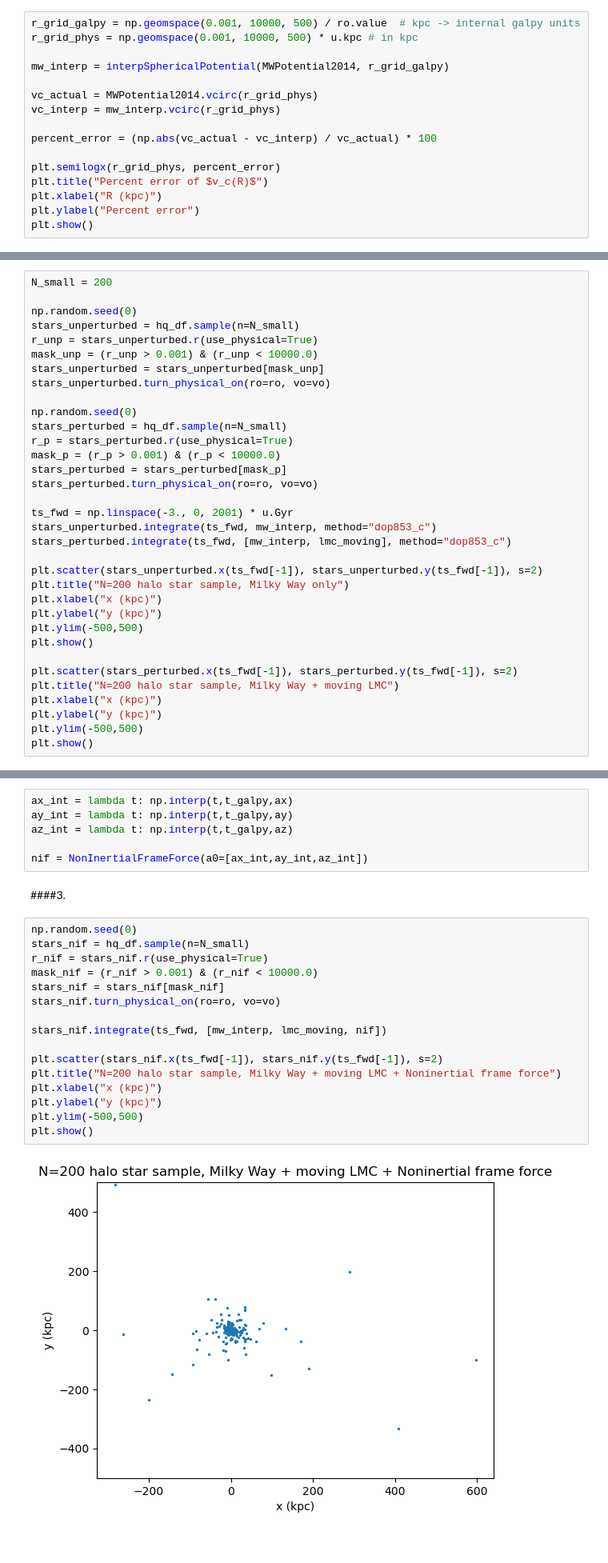
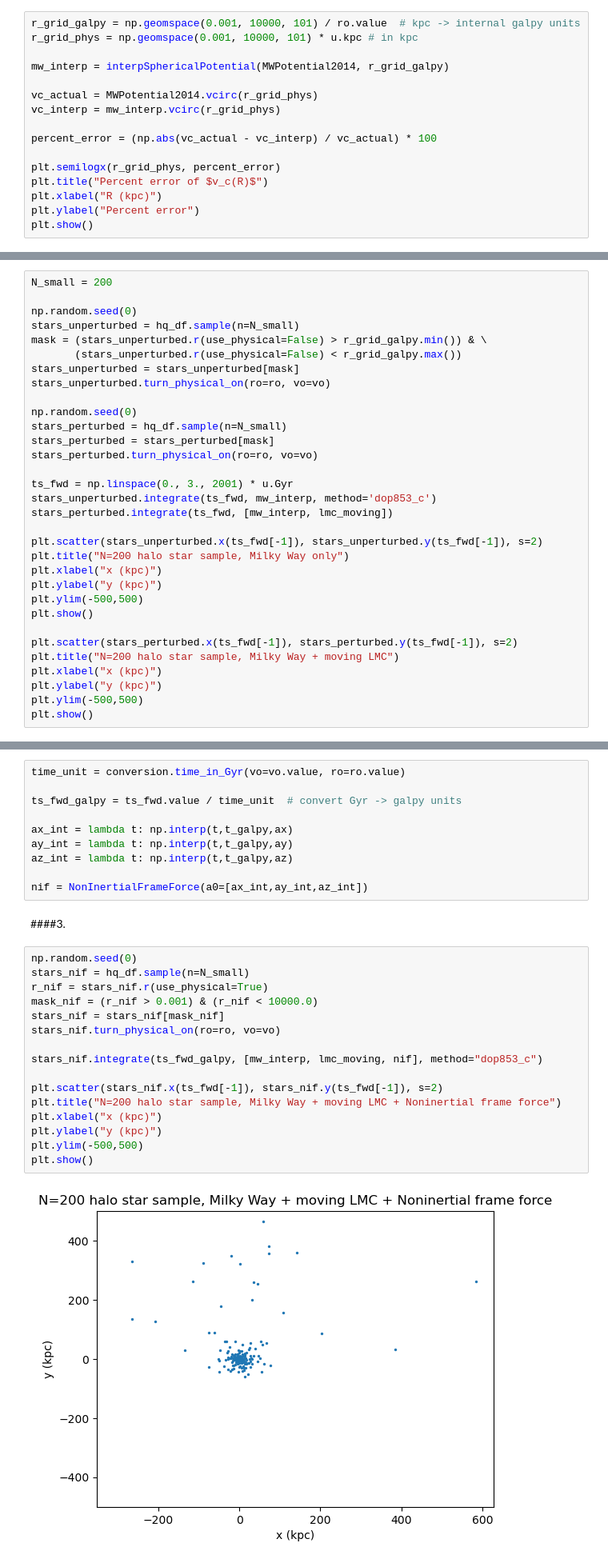
Before and after one commit to mylana-vn/onboarding-exercises, a Jupyter notebook: onboarding_exercises.ipynb, the cells around one changed output, grey strips where cells are left out. Shown at 80% size. Drawn from its saved outputs; the diff is of its cells as text.

```diff
--- a/onboarding_exercises.ipynb
+++ b/onboarding_exercises.ipynb
@@ -465,8 +460,8 @@ plt.show()
 # %% [markdown]
 ####4.
 # %%
-r_grid_galpy = np.geomspace(0.001, 10000, 500) / ro.value  # kpc -> internal galpy units
-r_grid_phys = np.geomspace(0.001, 10000, 500) * u.kpc # in kpc
+r_grid_galpy = np.geomspace(0.001, 10000, 101) / ro.value  # kpc -> internal galpy units
+r_grid_phys = np.geomspace(0.001, 10000, 101) * u.kpc # in kpc
 
 mw_interp = interpSphericalPotential(MWPotential2014, r_grid_galpy)
 
@@ -732,21 +722,19 @@ N_small = 200
 
 np.random.seed(0)
 stars_unperturbed = hq_df.sample(n=N_small)
-r_unp = stars_unperturbed.r(use_physical=True)
-mask_unp = (r_unp > 0.001) & (r_unp < 10000.0)
-stars_unperturbed = stars_unperturbed[mask_unp]
+mask = (stars_unperturbed.r(use_physical=False) > r_grid_galpy.min()) & \
+       (stars_unperturbed.r(use_physical=False) < r_grid_galpy.max())
+stars_unperturbed = stars_unperturbed[mask]
 stars_unperturbed.turn_physical_on(ro=ro, vo=vo)
 
 np.random.seed(0)
 stars_perturbed = hq_df.sample(n=N_small)
-r_p = stars_perturbed.r(use_physical=True)
-mask_p = (r_p > 0.001) & (r_p < 10000.0)
-stars_perturbed = stars_perturbed[mask_p]
+stars_perturbed = stars_perturbed[mask]
 stars_perturbed.turn_physical_on(ro=ro, vo=vo)
 
-ts_fwd = np.linspace(-3., 0, 2001) * u.Gyr
-stars_unperturbed.integrate(ts_fwd, mw_interp, method="dop853_c")
-stars_perturbed.integrate(ts_fwd, [mw_interp, lmc_moving], method="dop853_c")
+ts_fwd = np.linspace(0., 3., 2001) * u.Gyr
+stars_unperturbed.integrate(ts_fwd, mw_interp, method='dop853_c')
+stars_perturbed.integrate(ts_fwd, [mw_interp, lmc_moving])
 
 plt.scatter(stars_unperturbed.x(ts_fwd[-1]), stars_unperturbed.y(ts_fwd[-1]), s=2)
 plt.title("N=200 halo star sample, Milky Way only")
@@ -790,6 +778,10 @@ plt.show()
 # %% [markdown]
 ####2.
 # %%
+time_unit = conversion.time_in_Gyr(vo=vo.value, ro=ro.value)
+
+ts_fwd_galpy = ts_fwd.value / time_unit  # convert Gyr -> galpy units
+
 ax_int = lambda t: np.interp(t,t_galpy,ax)
 ay_int = lambda t: np.interp(t,t_galpy,ay)
 az_int = lambda t: np.interp(t,t_galpy,az)
@@ -800,18 +792,18 @@ nif = NonInertialFrameForce(a0=[ax_int,ay_int,az_int])
 # %%
 np.random.seed(0)
 stars_nif = hq_df.sample(n=N_small)
 r_nif = stars_nif.r(use_physical=True)
 mask_nif = (r_nif > 0.001) & (r_nif < 10000.0)
 stars_nif = stars_nif[mask_nif]
 stars_nif.turn_physical_on(ro=ro, vo=vo)
 
-stars_nif.integrate(ts_fwd, [mw_interp, lmc_moving, nif])
+stars_nif.integrate(ts_fwd_galpy, [mw_interp, lmc_moving, nif], method="dop853_c")
 
 plt.scatter(stars_nif.x(ts_fwd[-1]), stars_nif.y(ts_fwd[-1]), s=2)
 plt.title("N=200 halo star sample, Milky Way + moving LMC + Noninertial frame force")
 plt.xlabel("x (kpc)")
 plt.ylabel("y (kpc)")
 plt.ylim(-500,500)
 plt.show()
 # %% [output]
-[figure, old version]
+[figure, new version]
```
Also changed, not shown: parts of 13 cells of this notebook.
